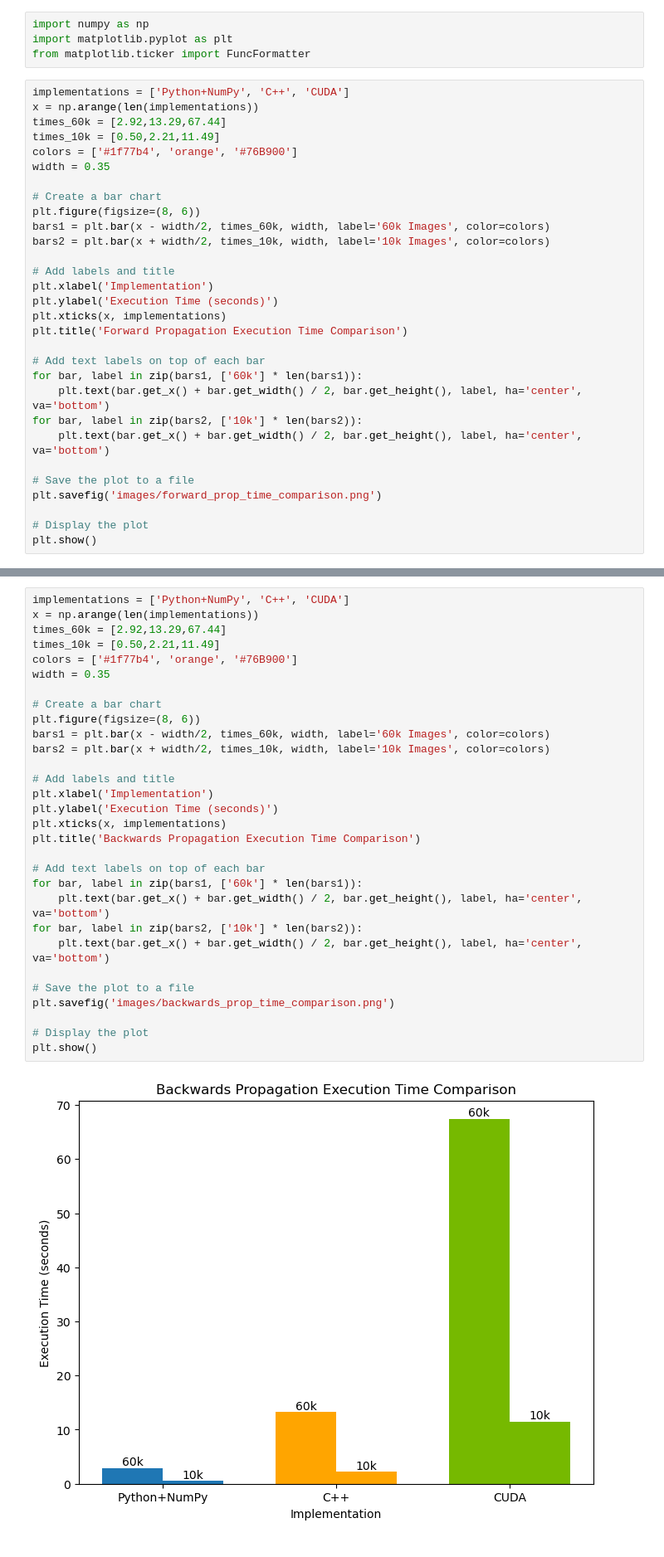
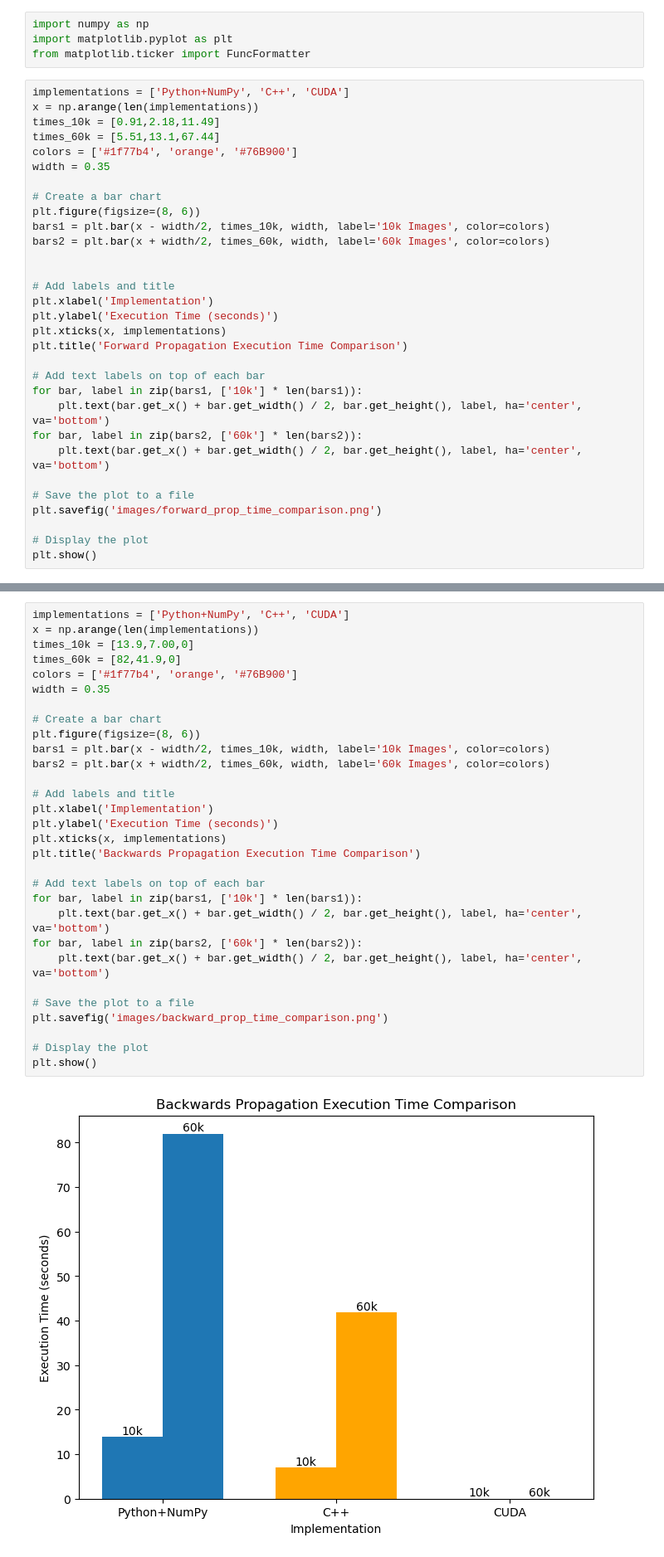
Before and after one commit to t-makaro/586C-Project, a Jupyter notebook: report/graphs.ipynb, the cells around one changed output, grey strips where cells are left out. Shown at 83% size. Drawn from its saved outputs; the diff is of its cells as text.

Commit message:
report graph update

```diff
--- a/report/graphs.ipynb
+++ b/report/graphs.ipynb
@@ -5,15 +5,16 @@ from matplotlib.ticker import FuncFormatter
 # %%
 implementations = ['Python+NumPy', 'C++', 'CUDA']
 x = np.arange(len(implementations))
-times_60k = [2.92,13.29,67.44]
-times_10k = [0.50,2.21,11.49]
+times_10k = [0.91,2.18,11.49]
+times_60k = [5.51,13.1,67.44]
 colors = ['#1f77b4', 'orange', '#76B900']
 width = 0.35
 
 # Create a bar chart
 plt.figure(figsize=(8, 6))
-bars1 = plt.bar(x - width/2, times_60k, width, label='60k Images', color=colors)
-bars2 = plt.bar(x + width/2, times_10k, width, label='10k Images', color=colors)
+bars1 = plt.bar(x - width/2, times_10k, width, label='10k Images', color=colors)
+bars2 = plt.bar(x + width/2, times_60k, width, label='60k Images', color=colors)
+
 
 # Add labels and title
 plt.xlabel('Implementation')
@@ -22,9 +23,9 @@ plt.xticks(x, implementations)
 plt.title('Forward Propagation Execution Time Comparison')
 
 # Add text labels on top of each bar
-for bar, label in zip(bars1, ['60k'] * len(bars1)):
+for bar, label in zip(bars1, ['10k'] * len(bars1)):
     plt.text(bar.get_x() + bar.get_width() / 2, bar.get_height(), label, ha='center', va='bottom')
-for bar, label in zip(bars2, ['10k'] * len(bars2)):
+for bar, label in zip(bars2, ['60k'] * len(bars2)):
     plt.text(bar.get_x() + bar.get_width() / 2, bar.get_height(), label, ha='center', va='bottom')
 
 # Save the plot to a file
@@ -37,35 +38,35 @@ plt.show()
 # %%
 implementations = ['Python+NumPy', 'C++', 'CUDA']
 x = np.arange(len(implementations))
-times_60k = [2.92,13.29,67.44]
-times_10k = [0.50,2.21,11.49]
+times_10k = [13.9,7.00,0]
+times_60k = [82,41.9,0]
 colors = ['#1f77b4', 'orange', '#76B900']
 width = 0.35
 
 # Create a bar chart
 plt.figure(figsize=(8, 6))
-bars1 = plt.bar(x - width/2, times_60k, width, label='60k Images', color=colors)
-bars2 = plt.bar(x + width/2, times_10k, width, label='10k Images', color=colors)
+bars1 = plt.bar(x - width/2, times_10k, width, label='10k Images', color=colors)
+bars2 = plt.bar(x + width/2, times_60k, width, label='60k Images', color=colors)
 
 # Add labels and title
 plt.xlabel('Implementation')
 plt.ylabel('Execution Time (seconds)')
 plt.xticks(x, implementations)
 plt.title('Backwards Propagation Execution Time Comparison')
 
 # Add text labels on top of each bar
-for bar, label in zip(bars1, ['60k'] * len(bars1)):
+for bar, label in zip(bars1, ['10k'] * len(bars1)):
     plt.text(bar.get_x() + bar.get_width() / 2, bar.get_height(), label, ha='center', va='bottom')
-for bar, label in zip(bars2, ['10k'] * len(bars2)):
+for bar, label in zip(bars2, ['60k'] * len(bars2)):
     plt.text(bar.get_x() + bar.get_width() / 2, bar.get_height(), label, ha='center', va='bottom')
 
 # Save the plot to a file
-plt.savefig('images/backwards_prop_time_comparison.png')
+plt.savefig('images/backward_prop_time_comparison.png')
 
 # Display the plot
 plt.show()
 # %% [output]
-[figure, old version]
+[figure, new version]
 # %%
 # Data
 batch_sizes = [1, 15, 30, 60, 120, 240, 480, 2400, 24000, 60000]
```
Also changed, not shown: parts of 2 cells of this notebook, 4 other files.
